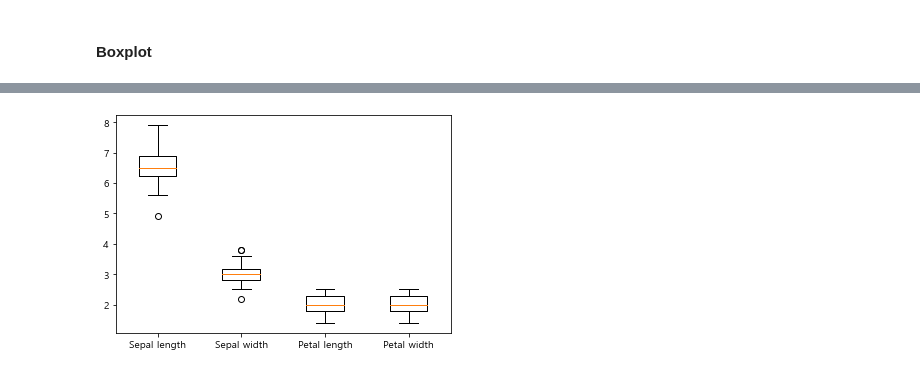
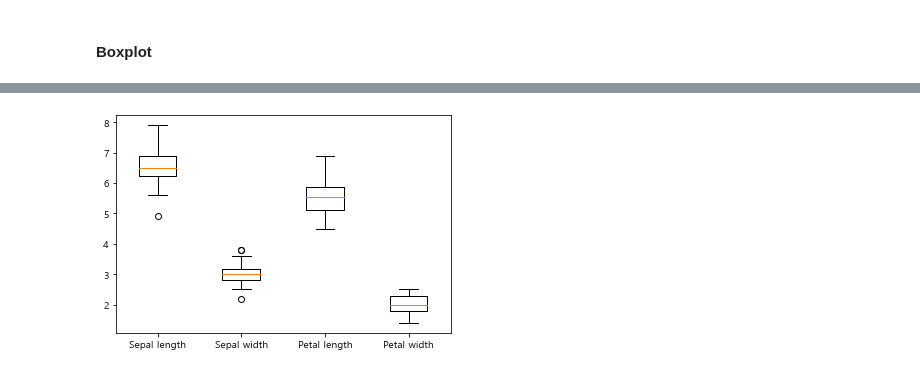
Before and after one commit to YeongilK/Data-Analysis-2020, a Jupyter notebook: 04_Visualization/02_matplotlib.ipynb, the cells around one changed output, grey strips where cells are left out. Saved outputs shown, nothing was run; the diff lists cells and outputs as text; code cells hidden in the pictures.

```diff
--- a/04_Visualization/02_matplotlib.ipynb
+++ b/04_Visualization/02_matplotlib.ipynb
@@ -435,10 +435,10 @@ plt.show()
 # %%
 sl_3 = iris[iris.species == 'virginica'].sepal_length
 sw_3 = iris[iris.species == 'virginica'].sepal_width
-pl_3 = iris[iris.species == 'virginica'].petal_width
+pl_3 = iris[iris.species == 'virginica'].petal_length
 pw_3 = iris[iris.species == 'virginica'].petal_width
 
 plt.boxplot([sl_3, sw_3, pl_3, pw_3], labels=["Sepal length", "Sepal width", "Petal length", "Petal width"])
 plt.show()
 # %% [output]
-[figure, old version]
+[figure, new version]
```
Also changed, not shown: parts of 2 cells of this notebook.
